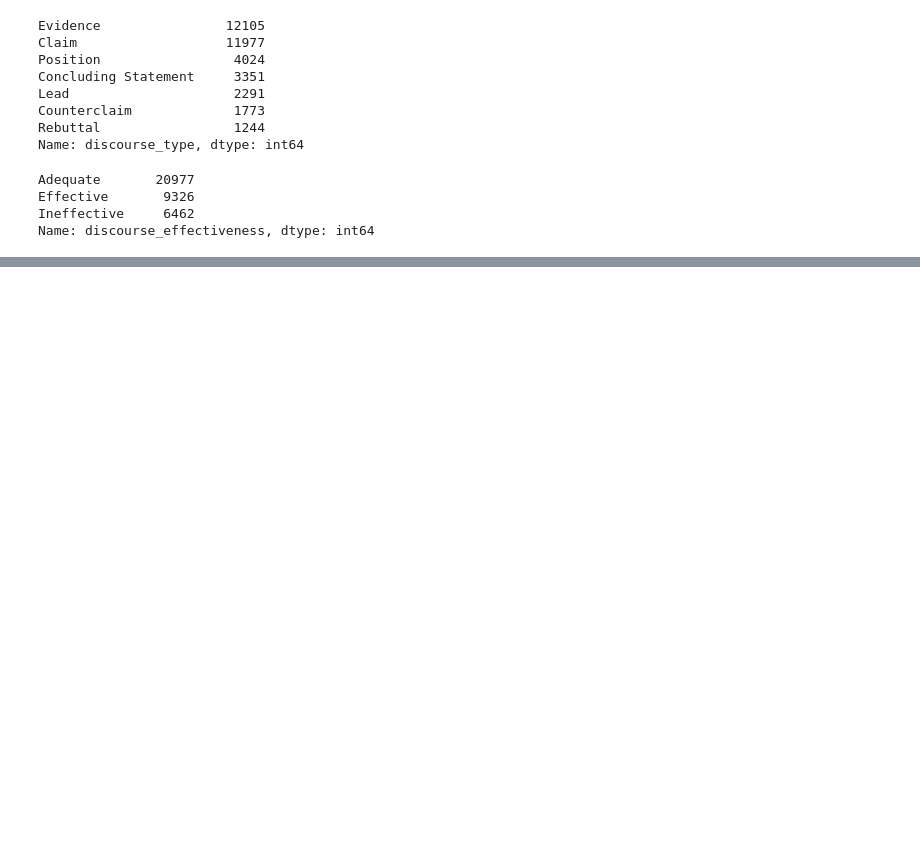
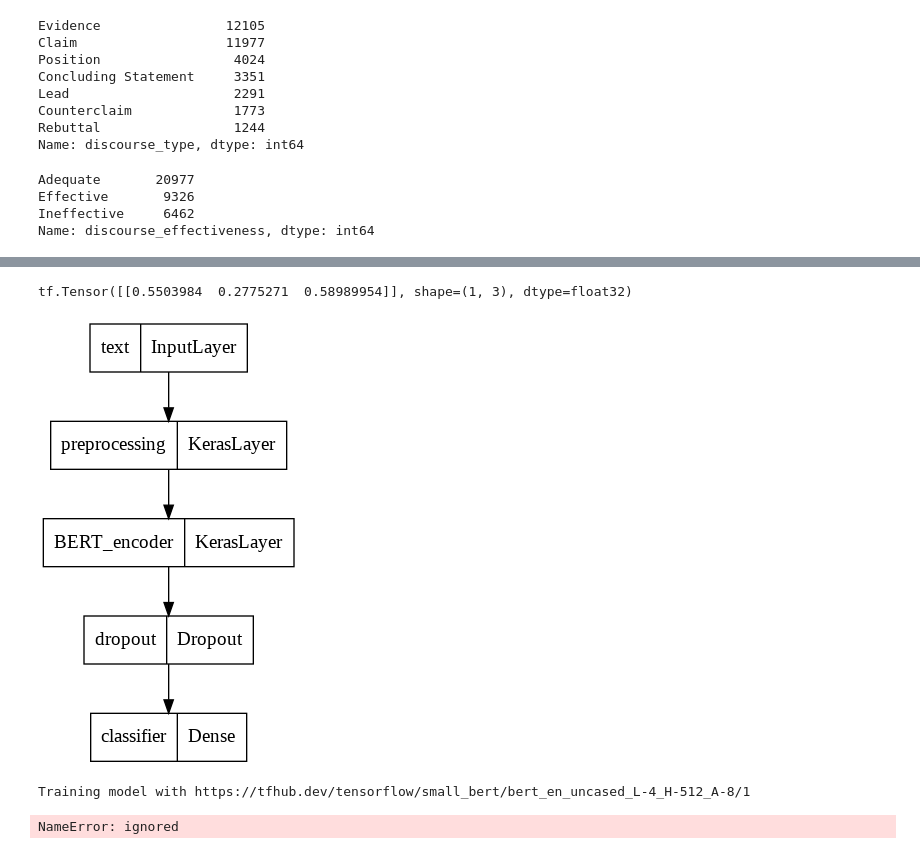
Before and after one commit to suvigyajain0101/Kaggle, a Jupyter notebook: FeedbackPrizeEffectiveness/FeedbackPrizeEffectiveness.ipynb, the cells around one changed output, grey strips where cells are left out. Drawn from its saved outputs; the diff is of its cells as text; code cells hidden in the pictures; blank space fills up the shorter version.

```diff
--- a/FeedbackPrizeEffectiveness/FeedbackPrizeEffectiveness.ipynb
+++ b/FeedbackPrizeEffectiveness/FeedbackPrizeEffectiveness.ipynb
@@ -72,0 +317,21 @@ Name: discourse_effectiveness, dtype: int64
+# %%
+def build_classifier_model():
+  text_input = tf.keras.layers.Input(shape=(), dtype=tf.string, name='text')
+  preprocessing_layer = hub.KerasLayer(tfhub_handle_preprocess, name='preprocessing')
+  encoder_inputs = preprocessing_layer(text_input)
+  encoder = hub.KerasLayer(tfhub_handle_encoder, trainable=True, name='BERT_encoder')
+  outputs = encoder(encoder_inputs)
+  net = outputs['pooled_output']
+  net = tf.keras.layers.Dropout(0.1)(net)
+  net = tf.keras.layers.Dense(3, activation=None, name='classifier')(net)
+  return tf.keras.Model(text_input, net)
+# %%
+classifier_model = build_classifier_model()
+bert_raw_result = classifier_model(tf.constant(text_test))
+print(tf.sigmoid(bert_raw_result))
+# %% [output]
+tf.Tensor([[0.5503984  0.2775271  0.58989954]], shape=(1, 3), dtype=float32)
+# %%
+tf.keras.utils.plot_model(classifier_model)
+# %% [output]
+[figure, added]
@@ -72,0 +346,8 @@ Name: discourse_effectiveness, dtype: int64
+# %%
+print(f'Training model with {tfhub_handle_encoder}')
+history = classifier_model.fit(x=train_ds,
+                               validation_data=val_ds,
+                               epochs=epochs)
+# %% [output]
+Training model with https://tfhub.dev/tensorflow/small_bert/bert_en_uncased_L-4_H-512_A-8/1
+NameError: ignored
```
Also changed, not shown: parts of 19 cells of this notebook.
